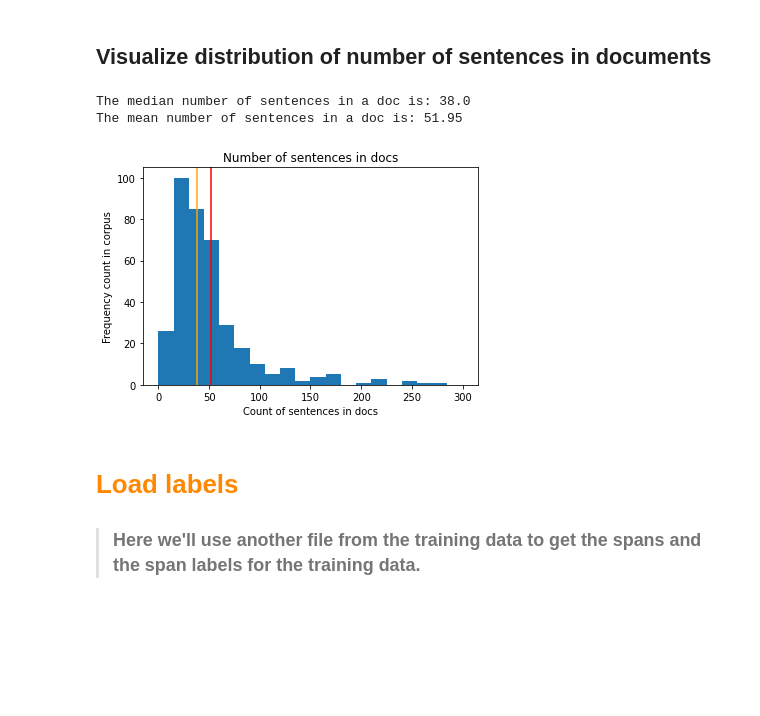
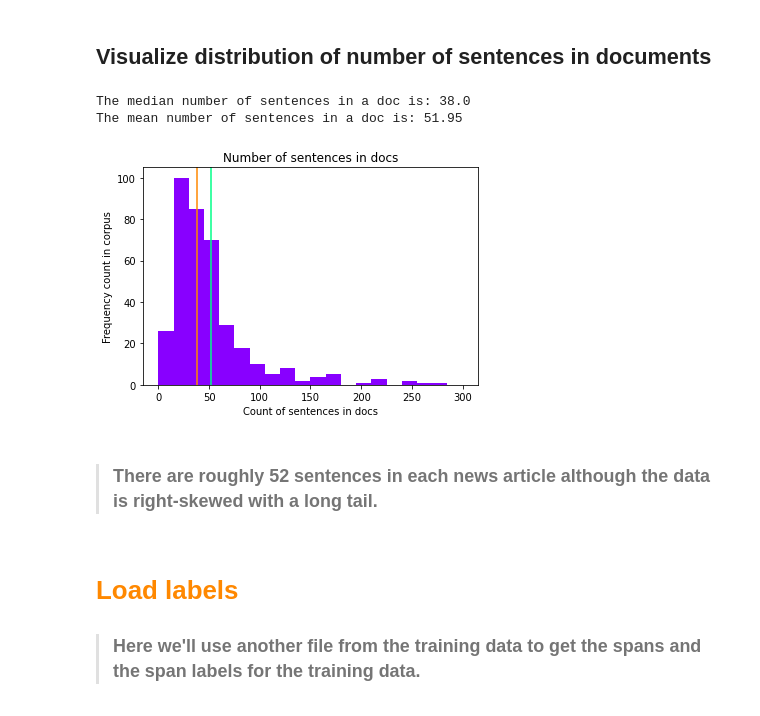
Before and after one commit to Bcromas/propaganda_bert, a Jupyter notebook: EDA.ipynb, the cells around one changed output. Saved outputs shown, nothing was run; the diff lists cells and outputs as text; code cells hidden in the pictures; blank space fills up the shorter version.

```diff
--- a/EDA.ipynb
+++ b/EDA.ipynb
@@ -96,20 +98,22 @@ sents_in_docs = [] # create list of ints representing the number of sentences in
 for doc in docs_as_sents:
     sents_in_docs.append(len(doc))
 # %%
-plt.hist(x=sents_in_docs, bins = 20, range = (0, 300)); # exclude some positive outliers
+plt.hist(x = sents_in_docs, bins = 20, range = (0, 300), color = "#8800ff"); # exclude some positive outliers
 plt.xlabel("Count of sentences in docs")
 plt.ylabel("Frequency count in corpus")
-plt.axvline(x=np.mean(sents_in_docs), color="r")
-plt.axvline(x=np.median(sents_in_docs), color="orange")
+plt.axvline(x = np.mean(sents_in_docs), color = "#00ff88")
+plt.axvline(x = np.median(sents_in_docs), color = "#ff8800")
 plt.title(label = "Number of sentences in docs");
 
 print(f"The median number of sentences in a doc is: {round(np.median(sents_in_docs),2)}")
 print(f"The mean number of sentences in a doc is: {round(np.mean(sents_in_docs),2)}")
 print("\n")
 # %% [output]
 The median number of sentences in a doc is: 38.0
 The mean number of sentences in a doc is: 51.95
-[figure, old version]
+[figure, new version]
+# %% [markdown]
+> ### There are roughly 52 sentences in each news article although the data is right-skewed with a long tail.
 # %% [markdown]
 # <span style="color:#FF8800"> Load labels
 > ### Here we'll use another file from the training data to get the spans and the span labels for the training data.
```
Also changed, not shown: parts of 55 cells of this notebook.
